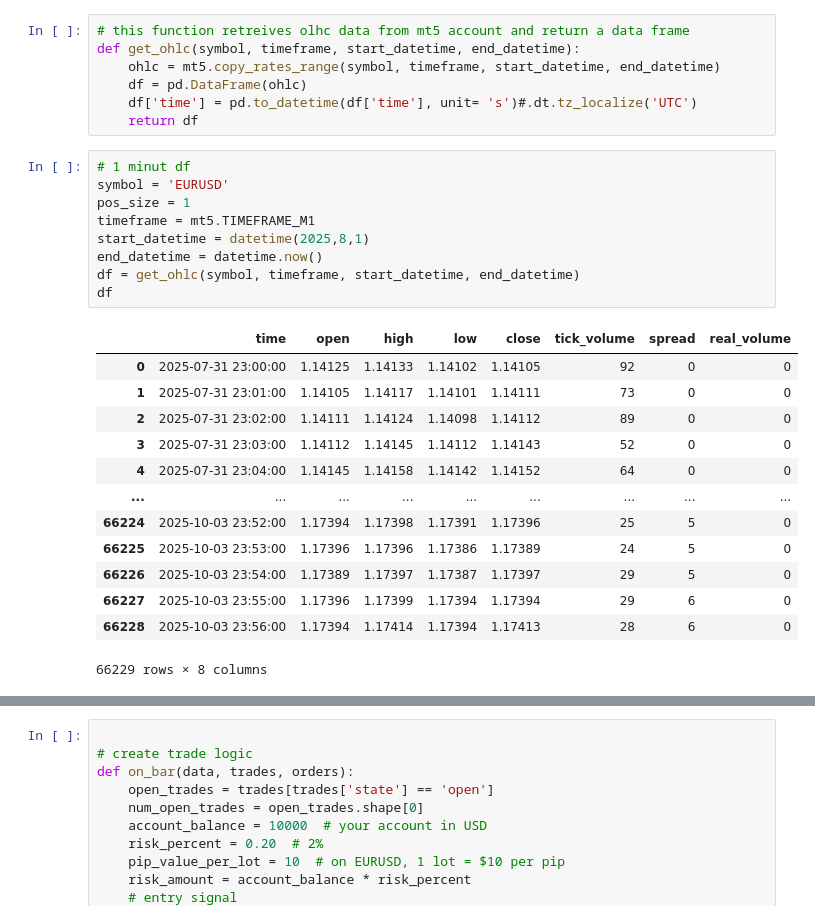
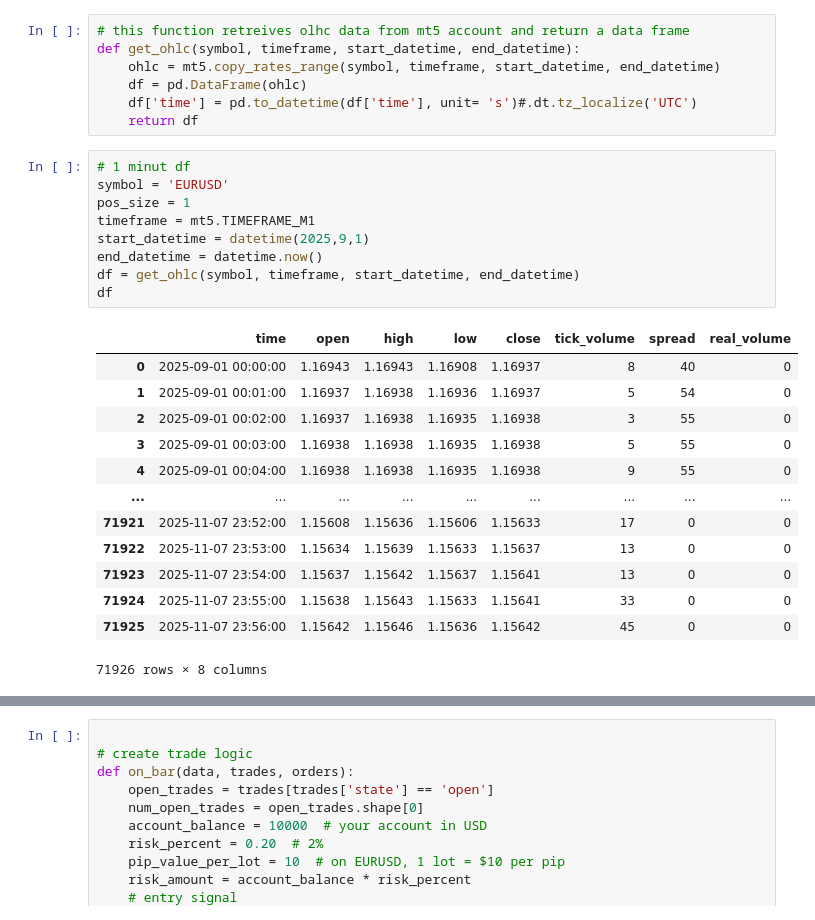
Before and after one commit to Moad2048/python_finance_market_projects, a Jupyter notebook: gpt_algo.ipynb, the cells around one changed output, grey strips where cells are left out. Drawn from its saved outputs; the diff is of its cells as text.

```diff
--- a/gpt_algo.ipynb
+++ b/gpt_algo.ipynb
@@ -26,23 +26,23 @@ def get_ohlc(symbol, timeframe, start_datetime, end_datetime):
 # %%
 # 1 minut df
 symbol = 'EURUSD'
 pos_size = 1
 timeframe = mt5.TIMEFRAME_M1
-start_datetime = datetime(2025,8,1)
+start_datetime = datetime(2025,9,1)
 end_datetime = datetime.now()
 df = get_ohlc(symbol, timeframe, start_datetime, end_datetime)
 df
 # %% [output]
 |  | time | open | high | low | close | tick_volume | spread | real_volume |
-| 0 | 2025-07-31 23:00:00 | 1.14125 | 1.14133 | 1.14102 | 1.14105 | 92 | 0 | 0 |
-| 1 | 2025-07-31 23:01:00 | 1.14105 | 1.14117 | 1.14101 | 1.14111 | 73 | 0 | 0 |
-| 2 | 2025-07-31 23:02:00 | 1.14111 | 1.14124 | 1.14098 | 1.14112 | 89 | 0 | 0 |
-| 3 | 2025-07-31 23:03:00 | 1.14112 | 1.14145 | 1.14112 | 1.14143 | 52 | 0 | 0 |
-| 4 | 2025-07-31 23:04:00 | 1.14145 | 1.14158 | 1.14142 | 1.14152 | 64 | 0 | 0 |
+| 0 | 2025-09-01 00:00:00 | 1.16943 | 1.16943 | 1.16908 | 1.16937 | 8 | 40 | 0 |
+| 1 | 2025-09-01 00:01:00 | 1.16937 | 1.16938 | 1.16936 | 1.16937 | 5 | 54 | 0 |
+| 2 | 2025-09-01 00:02:00 | 1.16937 | 1.16938 | 1.16935 | 1.16938 | 3 | 55 | 0 |
+| 3 | 2025-09-01 00:03:00 | 1.16938 | 1.16938 | 1.16935 | 1.16938 | 5 | 55 | 0 |
+| 4 | 2025-09-01 00:04:00 | 1.16938 | 1.16938 | 1.16935 | 1.16938 | 9 | 55 | 0 |
 | ... | ... | ... | ... | ... | ... | ... | ... | ... |
-| 66224 | 2025-10-03 23:52:00 | 1.17394 | 1.17398 | 1.17391 | 1.17396 | 25 | 5 | 0 |
-| 66225 | 2025-10-03 23:53:00 | 1.17396 | 1.17396 | 1.17386 | 1.17389 | 24 | 5 | 0 |
-| 66226 | 2025-10-03 23:54:00 | 1.17389 | 1.17397 | 1.17387 | 1.17397 | 29 | 5 | 0 |
-| 66227 | 2025-10-03 23:55:00 | 1.17396 | 1.17399 | 1.17394 | 1.17394 | 29 | 6 | 0 |
-| 66228 | 2025-10-03 23:56:00 | 1.17394 | 1.17414 | 1.17394 | 1.17413 | 28 | 6 | 0 |
+| 71921 | 2025-11-07 23:52:00 | 1.15608 | 1.15636 | 1.15606 | 1.15633 | 17 | 0 | 0 |
+| 71922 | 2025-11-07 23:53:00 | 1.15634 | 1.15639 | 1.15633 | 1.15637 | 13 | 0 | 0 |
+| 71923 | 2025-11-07 23:54:00 | 1.15637 | 1.15642 | 1.15637 | 1.15641 | 13 | 0 | 0 |
+| 71924 | 2025-11-07 23:55:00 | 1.15638 | 1.15643 | 1.15633 | 1.15641 | 33 | 0 | 0 |
+| 71925 | 2025-11-07 23:56:00 | 1.15642 | 1.15646 | 1.15636 | 1.15642 | 45 | 0 | 0 |
-66229 rows × 8 columns
+71926 rows × 8 columns
```
Also changed, not shown: parts of 11 cells of this notebook, 3 other files.
